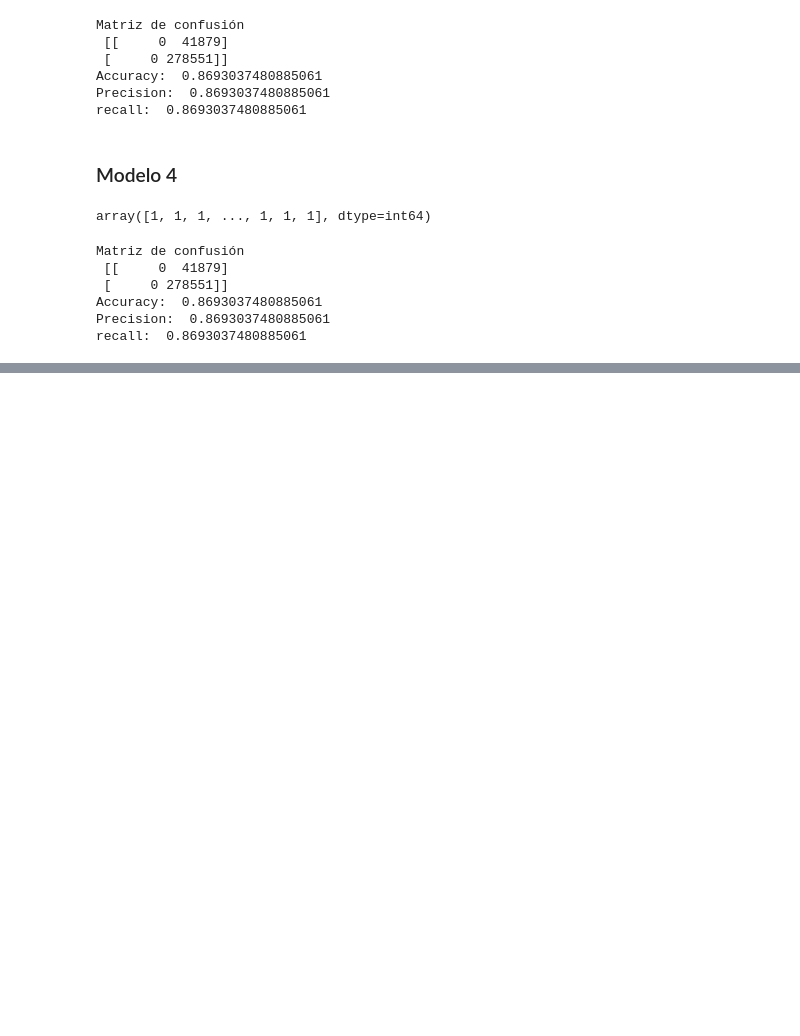
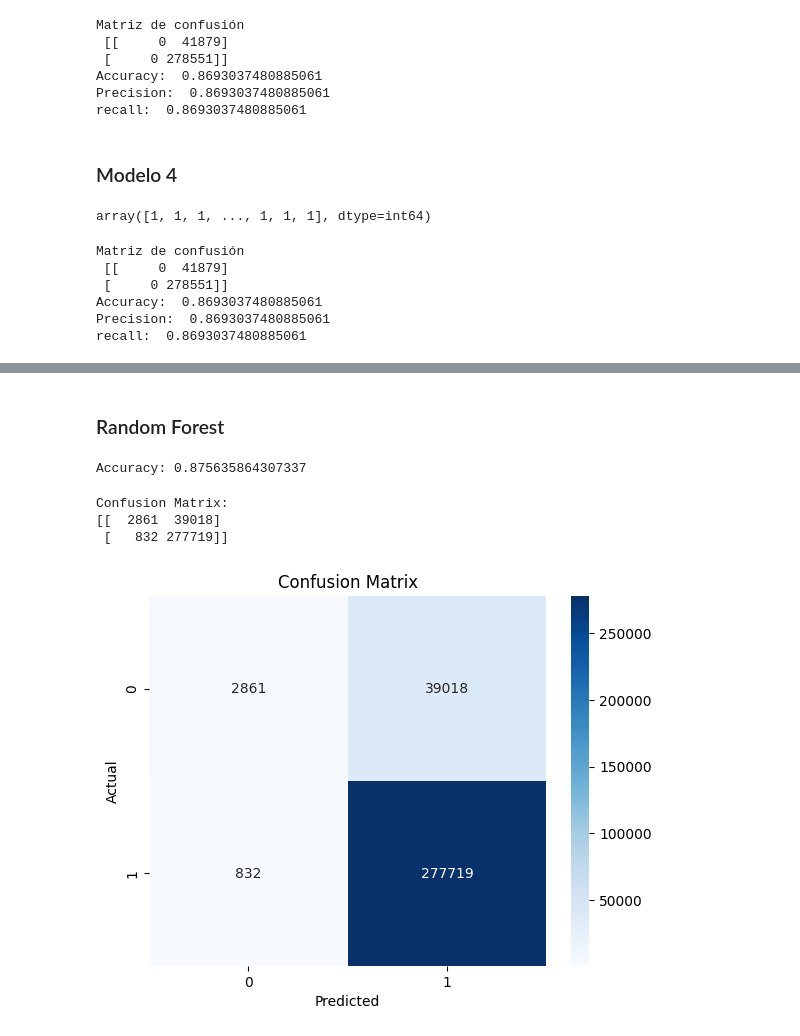
Before and after one commit to IPablo271/Proyecto-MDD-Modelos, a Jupyter notebook: proyecto.ipynb, the cells around one changed output, grey strips where cells are left out. Saved outputs shown, nothing was run; the diff lists cells and outputs as text; code cells hidden in the pictures; blank space fills up the shorter version.

Commit message:
random forest done

```diff
--- a/proyecto.ipynb
+++ b/proyecto.ipynb
@@ -342,0 +355,38 @@ plt.show()
+# %% [markdown]
+### Random Forest
+# %%
+from sklearn.ensemble import RandomForestClassifier
+
+# Create a random forest classifier
+clf = RandomForestClassifier(n_estimators=100, random_state=42)
+
+# Train the classifier
+clf.fit(X_train, y_train)
+
+# Make predictions on the test set
+y_pred = clf.predict(X_test)
+
+# Calculate the accuracy of the model
+accuracy = accuracy_score(y_test, y_pred)
+print("Accuracy:", accuracy)
+# %% [output]
+Accuracy: 0.875635864307337
+# %%
+# Generate the confusion matrix
+cmclf = confusion_matrix(y_test, y_pred)
+print("Confusion Matrix:")
+print(cmclf)
+
+# Create a heatmap of the confusion matrix
+sns.heatmap(cmclf, annot=True, fmt="d", cmap="Blues")
+
+# Add labels, title, and axis ticks
+plt.title('Confusion Matrix')
+plt.xlabel('Predicted')
+plt.ylabel('Actual')
+plt.show()
+# %% [output]
+Confusion Matrix:
+[[  2861  39018]
+ [   832 277719]]
+[figure, added]
```
Also changed, not shown: parts of 4 cells of this notebook, 1 other file.
